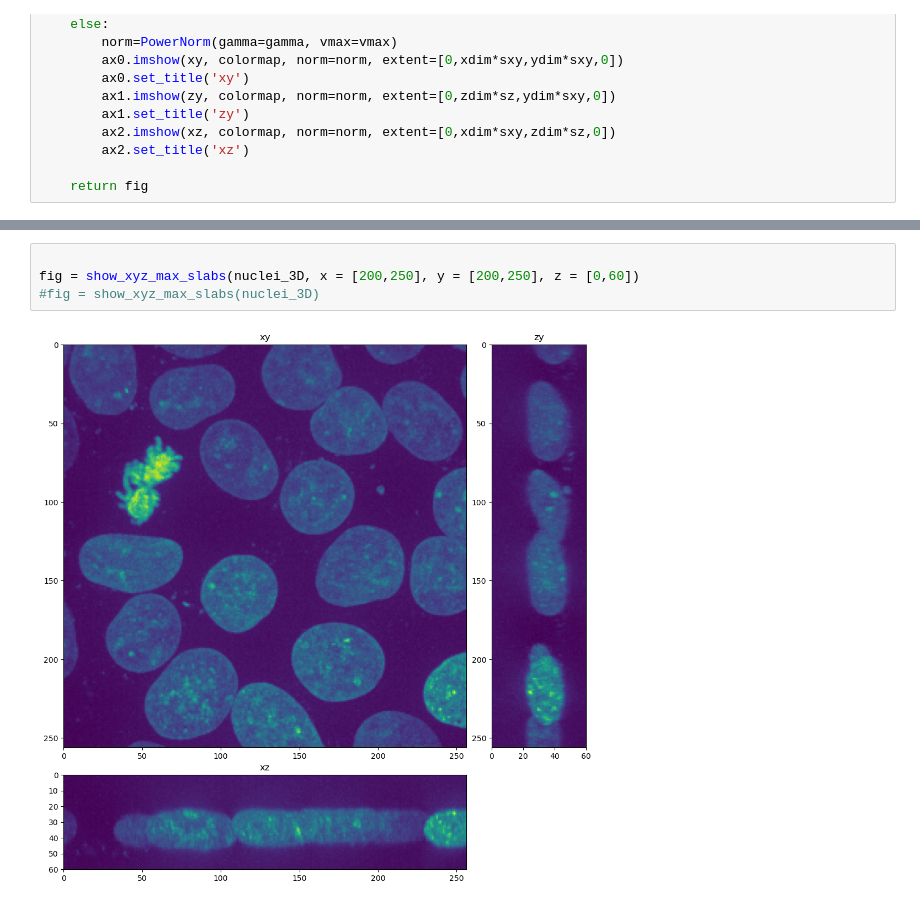
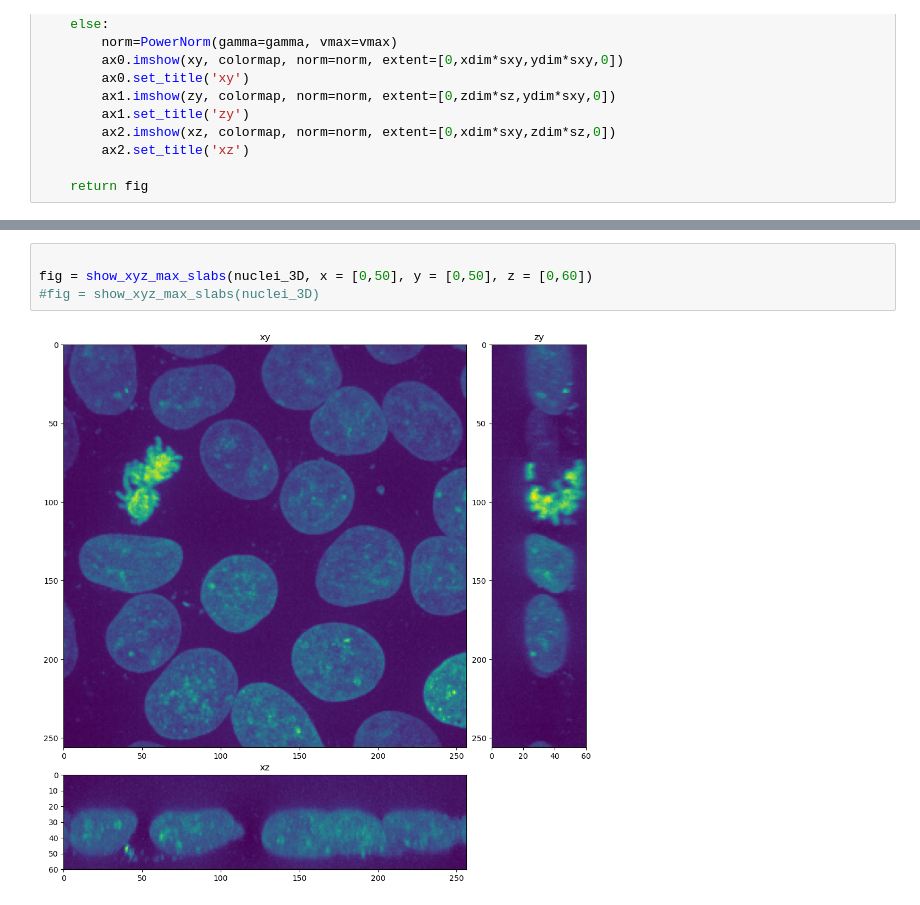
Before and after one commit to True-North-Intelligent-Algorithms/tnia-python, a Jupyter notebook: notebooks/plotting/slice_max_projections_sandbox.ipynb, the cells around one changed output, grey strips where cells are left out. Saved outputs shown, nothing was run; the diff lists cells and outputs as text.

```diff
--- a/notebooks/plotting/slice_max_projections_sandbox.ipynb
+++ b/notebooks/plotting/slice_max_projections_sandbox.ipynb
@@ -217,6 +216,6 @@ fig = show_xyz_max(nuclei_3D)
 # %%
 
-fig = show_xyz_max_slabs(nuclei_3D, x = [200,250], y = [200,250], z = [0,60])
+fig = show_xyz_max_slabs(nuclei_3D, x = [0,50], y = [0,50], z = [0,60])
 #fig = show_xyz_max_slabs(nuclei_3D)
 # %% [output]
-[figure, old version]
+[figure, new version]
```
Also changed, not shown: parts of 3 cells of this notebook, 2 other files.
